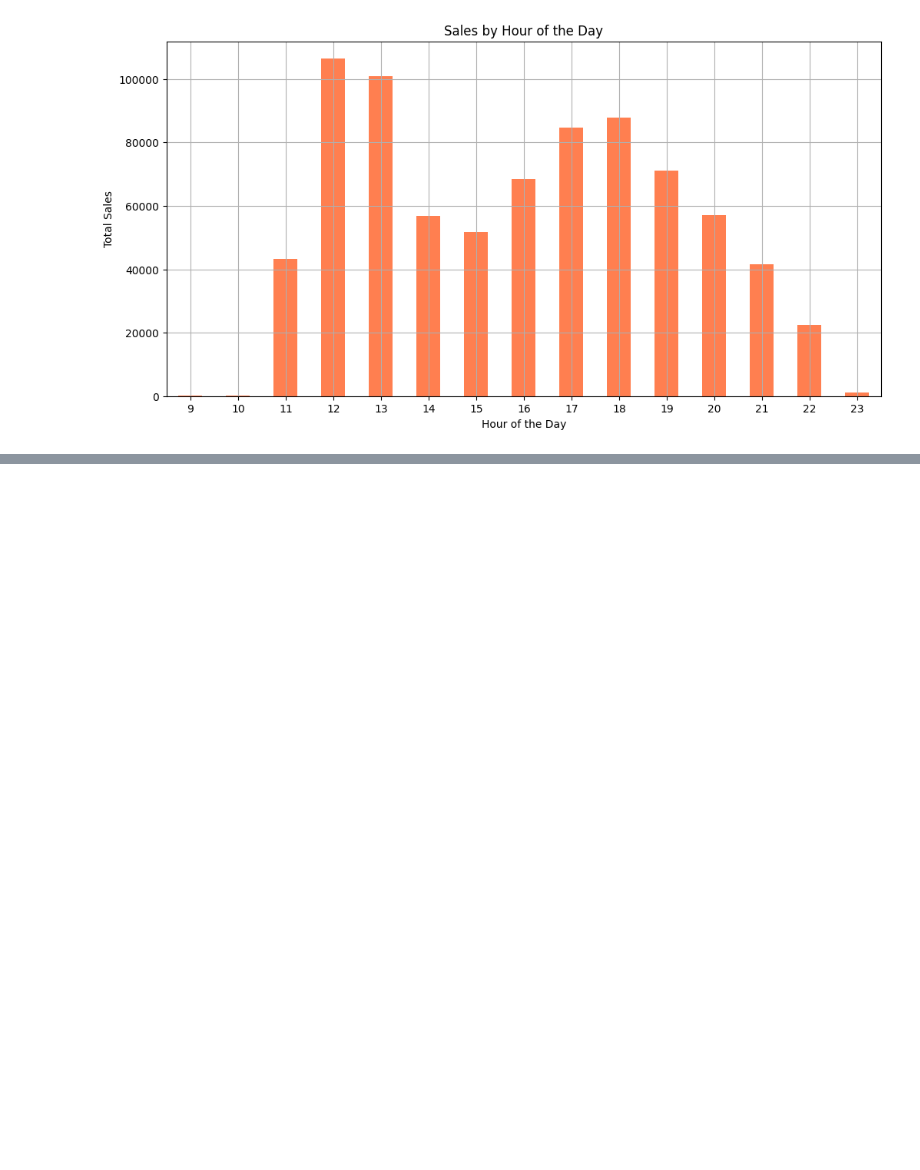
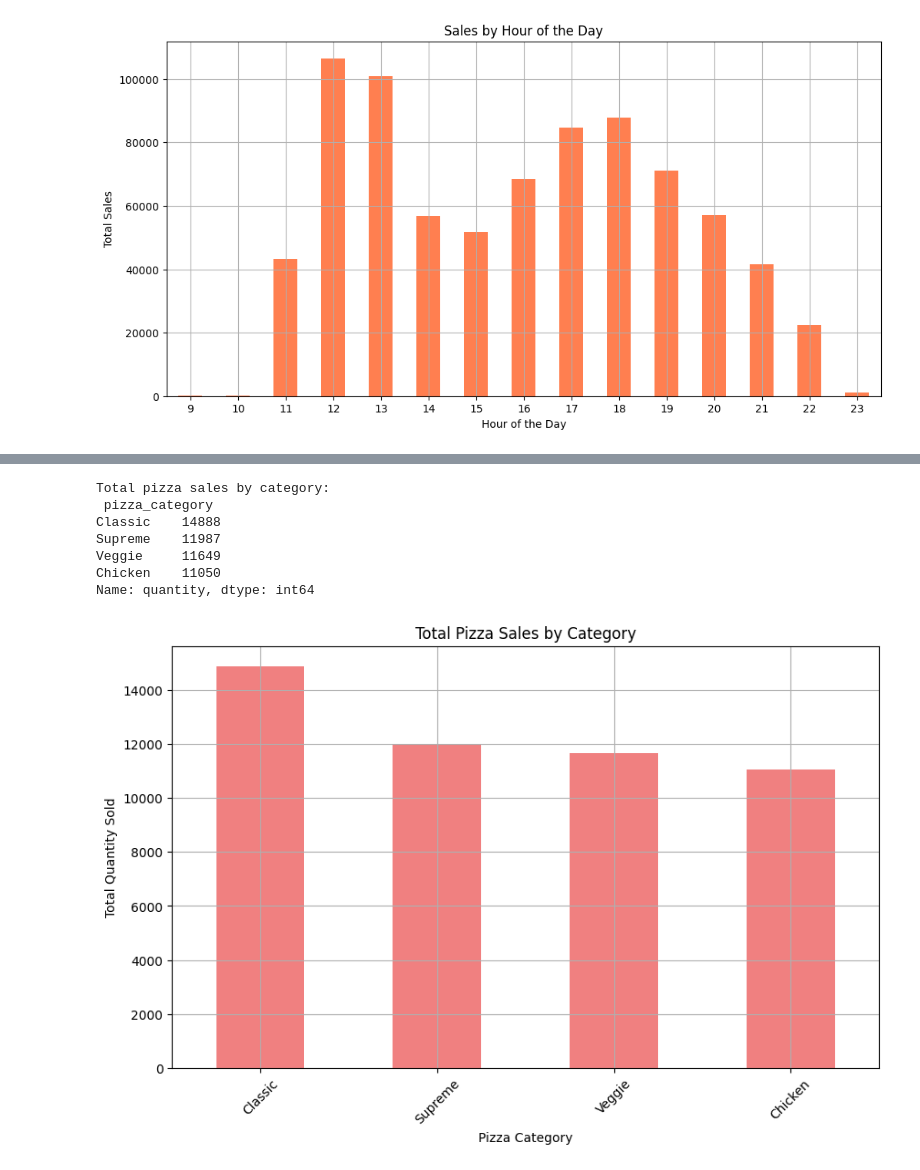
Before and after one commit to Nagasuruthi-R/Dominos_time_forecasting_prj, a Jupyter notebook: cleaning_datasets.ipynb, the cells around one changed output, grey strips where cells are left out. Drawn from its saved outputs; the diff is of its cells as text; code cells hidden in the pictures; blank space fills up the shorter version.

```diff
--- a/cleaning_datasets.ipynb
+++ b/cleaning_datasets.ipynb
@@ -474,3 +474,12 @@ plt.grid()
 plt.show()
 # %% [output]
 [figure]
+# %%
+# Ensure 'order_date' is in datetime format
+sales_df['order_date'] = pd.to_datetime(sales_df['order_date'], errors='coerce')
+
+# Group by 'order_date' and 'pizza_category' and sum the 'quantity' column
+daily_sales_summary = sales_df.groupby(['order_date', 'pizza_category'])['quantity'].sum().reset_index()
+
+# Display a sample of the summarized data
+print(daily_sales_summary.head())
@@ -476,0 +493,23 @@ plt.show()
+# %%
+# Total sales by pizza category across all days
+total_sales_by_category = daily_sales_summary.groupby('pizza_category')['quantity'].sum().sort_values(ascending=False)
+print("Total pizza sales by category:\n", total_sales_by_category)
+
+# Visualize total sales by category
+plt.figure(figsize=(10, 6))
+total_sales_by_category.plot(kind='bar', color='lightcoral')
+plt.title('Total Pizza Sales by Category')
+plt.xlabel('Pizza Category')
+plt.ylabel('Total Quantity Sold')
+plt.xticks(rotation=45)
+plt.grid()
+plt.show()
+# %% [output]
+Total pizza sales by category:
+ pizza_category
+Classic    14888
+Supreme    11987
+Veggie     11649
+Chicken    11050
+Name: quantity, dtype: int64
+[figure, added]
```
Also changed, not shown: parts of 4 cells of this notebook.
